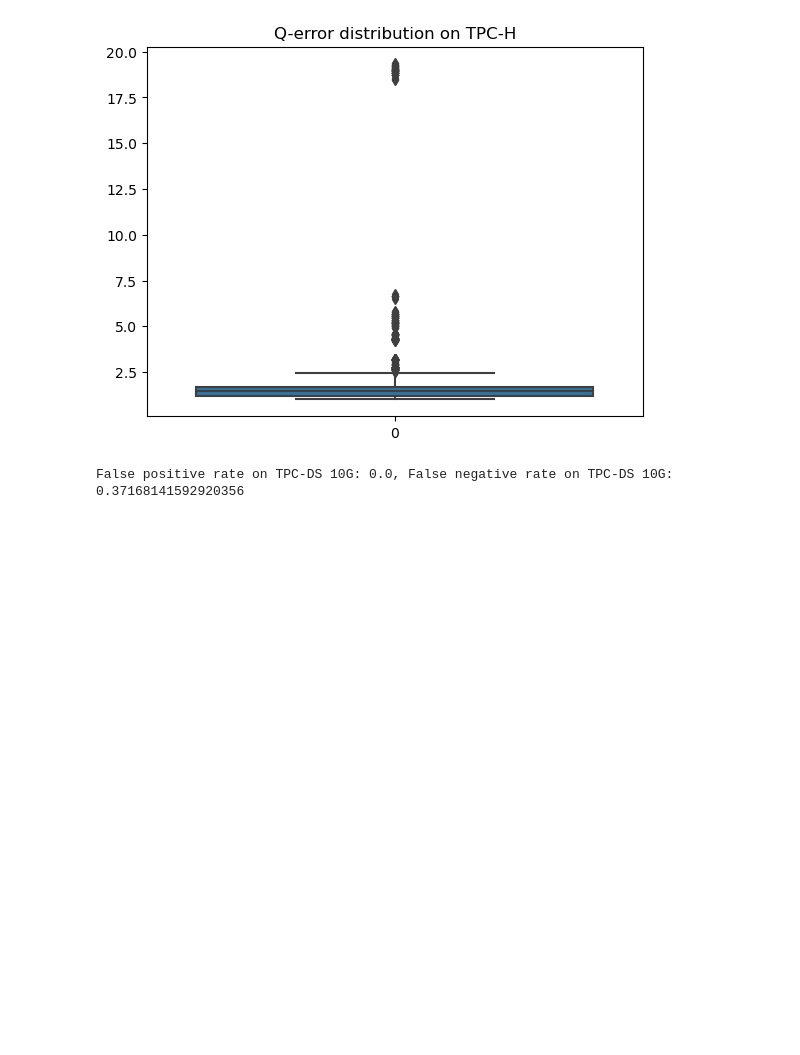
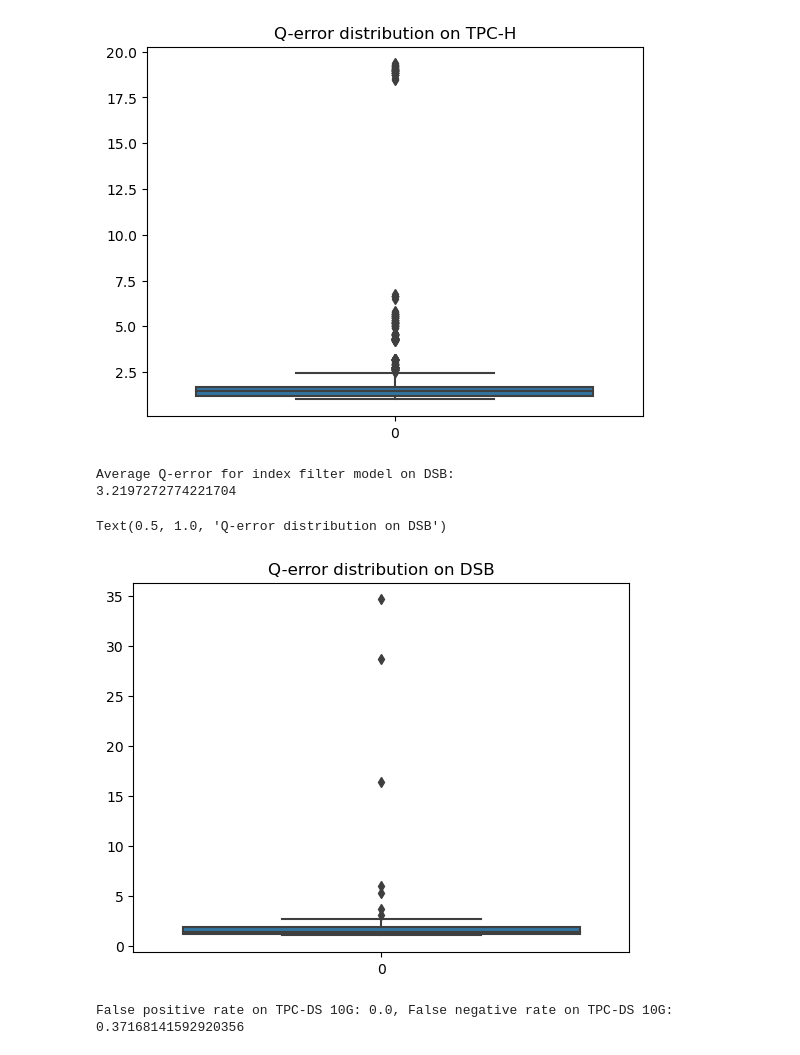
Before and after one commit to maffinnn/index_selection_evaluation, a Jupyter notebook: DISTILL.ipynb, the cells around one changed output. Drawn from its saved outputs; the diff is of its cells as text; code cells hidden in the pictures; blank space fills up the shorter version.

Commit message:
update result on DSB

```diff
--- a/DISTILL.ipynb
+++ b/DISTILL.ipynb
@@ -168,3 +169,5 @@ H_data, _ = read_query_and_index_data("../data/TPCH/TPC_H_10.csv", column_dict_H
+# %%
+DSB_data, _ = read_query_and_index_data("../data/DSB/dsb.csv", column_dict_DSB)
 # %% [markdown]
 ### Index Filter
 # %% [markdown]
@@ -199,6 +202,7 @@ PHYISCAL_TO_LOGICAL_OPERATOR_MAP = {
     "Materialize": "",
     "Unique": "",
     "Merge Append": "",
+    "Memoize": "",
 }
 
 LOGICAL_OPERATORS = ["Scan", "Join", "Aggregate", "Sort"]
@@ -465,6 +469,7 @@ def construct_features_and_labels(data, table_dict):
 features_DS_50G, labels_DS_50G, single_index_query_ids_DS_50G = construct_features_and_labels(DS_50G_data, table_dict_DS_50G)
 features_DS_10G, labels_DS_10G, single_index_query_ids_DS_10G = construct_features_and_labels(DS_10G_data, table_dict_DS_10G)
 features_H, labels_H, single_index_query_ids_H = construct_features_and_labels(H_data, table_dict_H)
+features_DSB, labels_DSB, single_index_query_ids_DSB = construct_features_and_labels(DSB_data, table_dict_DSB)
 print("labels:\n", labels_DS_10G)
 features_DS_10G
 # %% [output]
@@ -527,4 +553,5 @@ def to_onehot_encoding(features):
 features_DS_50G_encoded = to_onehot_encoding(features_DS_50G)
 features_DS_10G_encoded = to_onehot_encoding(features_DS_10G)
 features_H_encoded = to_onehot_encoding(features_H)
+features_DSB_encoded = to_onehot_encoding(features_DSB)
 # %%
@@ -579,6 +606,17 @@ Average Q-error for index filter model on TPC-H:
 2.2927829245537628
 Text(0.5, 1.0, 'Q-error distribution on TPC-H')
 [figure]
+# %%
+y_estimated_DSB = regr.predict(features_DSB_encoded)
+print(f"Average Q-error for index filter model on DSB:\n{q_error(labels_DSB, y_estimated_DSB)}")
+
+results_DSB = [q_error([labels_DSB[i]], [y_estimated_DSB[i]]) for i in range(len(labels_DSB))]
+sns.boxplot(results_DSB).set_title("Q-error distribution on DSB")
+# %% [output]
+Average Q-error for index filter model on DSB:
+3.2197272774221704
+Text(0.5, 1.0, 'Q-error distribution on DSB')
+[figure, added]
 # %%
 def precision_score(actual, pred, threshold):
     # >= threshold: reduction in cost is significant and hence should not be filtered out
```
Also changed, not shown: parts of 28 cells of this notebook, 12 other files.
